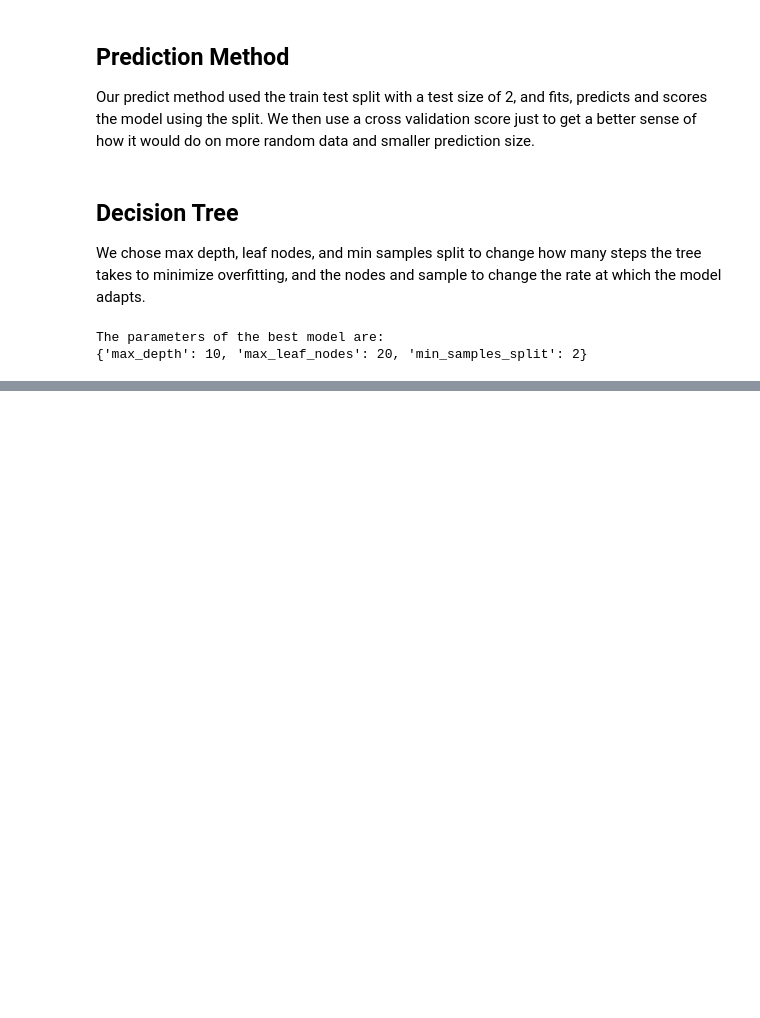
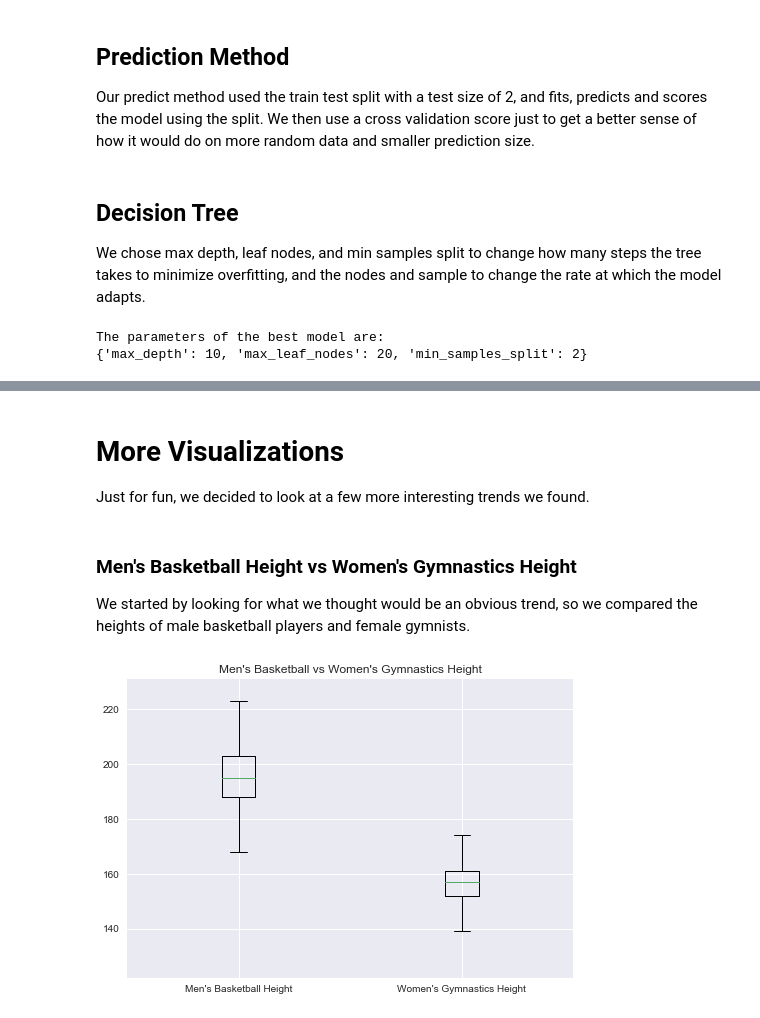
Before and after one commit to zackwitz/DSFinal, a Jupyter notebook: Final Project.ipynb, the cells around one changed output, grey strips where cells are left out. Saved outputs shown, nothing was run; the diff lists cells and outputs as text; code cells hidden in the pictures; blank space fills up the shorter version.

```diff
--- a/Final Project.ipynb
+++ b/Final Project.ipynb
@@ -297,0 +281,24 @@ winners.head()
+# %% [markdown]
+# More Visualizations
+Just for fun, we decided to look at a few more interesting trends we found.
+# %%
+basketball = oly[oly["Sport"] == "Basketball"].dropna()
+mbasketball = basketball[basketball["Sex"] == "M"]
+wbasketball = basketball[basketball["Sex"] == "F"]
+mbasketball1936 = mbasketball[mbasketball["Year"] == 1936]
+mbasketball1968 = mbasketball[mbasketball["Year"] == 1968]
+mbasketball2016 = mbasketball[mbasketball["Year"] == 2016]
+gymnastics = oly[oly["Sport"] == "Gymnastics"].dropna()
+wgymnastics = gymnastics[gymnastics["Sex"] == "F"].dropna()
+wgymnastics2016 = wgymnastics[wgymnastics["Year"] == 2016]
+wgymnastics1936 = wgymnastics[wgymnastics["Year"] == 1936]
+# %% [markdown]
+### Men's Basketball Height vs Women's Gymnastics Height
+We started by looking for what we thought would be an obvious trend, so we compared the heights of male basketball players and female gymnists.
+# %%
+bp = plt.boxplot([mbasketball['Height'], wgymnastics['Height']])
+plt.title("Men's Basketball vs Women's Gymnastics Height")
+plt.xticks([1,2],["Men's Basketball Height","Women's Gymnastics Height"])
+plt.show()
+# %% [output]
+[figure, added]
```
Also changed, not shown: parts of 25 cells of this notebook.
